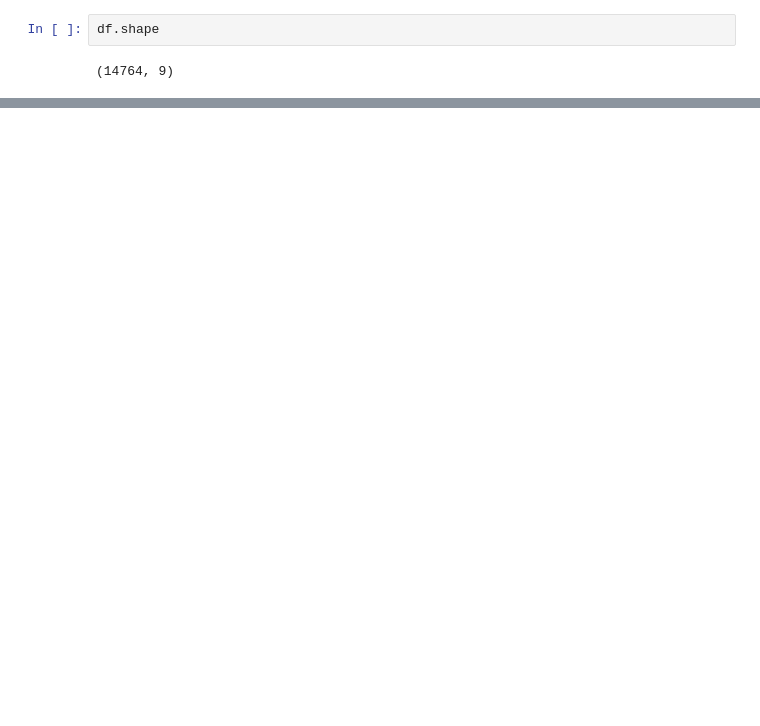
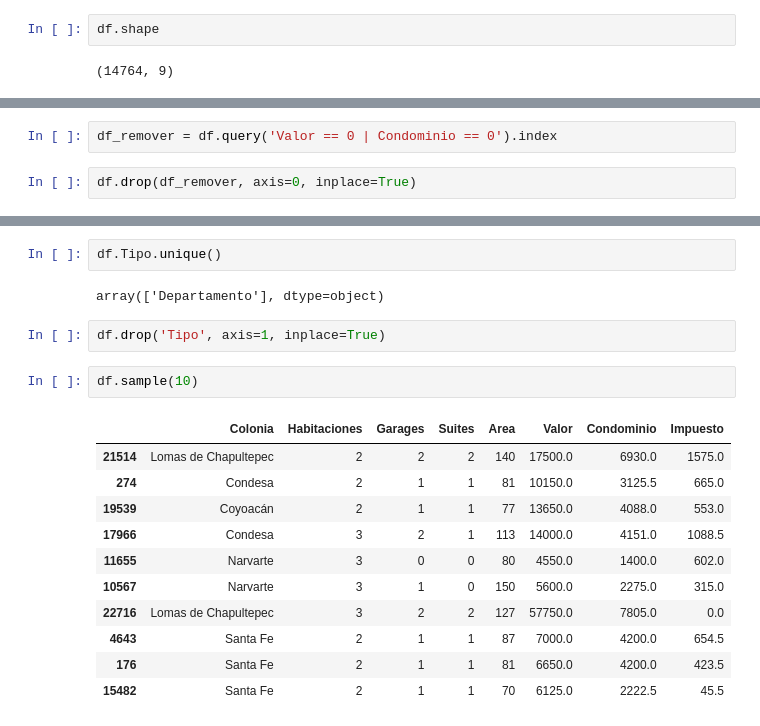
Before and after one commit to duquerson/2044-numpy-analisis-numerico-eficiente-con-python, a Jupyter notebook: inmuebles_cdmx.ipynb, the cells around one changed output, grey strips where cells are left out. Drawn from its saved outputs; the diff is of its cells as text; blank space fills up the shorter version.

Commit message:
usando metodo drop

```diff
--- a/inmuebles_cdmx.ipynb
+++ b/inmuebles_cdmx.ipynb
@@ -388,0 +461,4 @@ df.shape
+# %%
+df_remover = df.query('Valor == 0 | Condominio == 0').index
+# %%
+df.drop(df_remover, axis=0, inplace=True)
@@ -388,0 +478,20 @@ df.shape
+# %%
+df.Tipo.unique()
+# %% [output]
+array(['Departamento'], dtype=object)
+# %%
+df.drop('Tipo', axis=1, inplace=True)
+# %%
+df.sample(10)
+# %% [output]
+|  | Colonia | Habitaciones | Garages | Suites | Area | Valor | Condominio | Impuesto |
+| 21514 | Lomas de Chapultepec | 2 | 2 | 2 | 140 | 17500.0 | 6930.0 | 1575.0 |
+| 274 | Condesa | 2 | 1 | 1 | 81 | 10150.0 | 3125.5 | 665.0 |
+| 19539 | Coyoacán | 2 | 1 | 1 | 77 | 13650.0 | 4088.0 | 553.0 |
+| 17966 | Condesa | 3 | 2 | 1 | 113 | 14000.0 | 4151.0 | 1088.5 |
+| 11655 | Narvarte | 3 | 0 | 0 | 80 | 4550.0 | 1400.0 | 602.0 |
+| 10567 | Narvarte | 3 | 1 | 0 | 150 | 5600.0 | 2275.0 | 315.0 |
+| 22716 | Lomas de Chapultepec | 3 | 2 | 2 | 127 | 57750.0 | 7805.0 | 0.0 |
+| 4643 | Santa Fe | 2 | 1 | 1 | 87 | 7000.0 | 4200.0 | 654.5 |
+| 176 | Santa Fe | 2 | 1 | 1 | 81 | 6650.0 | 4200.0 | 423.5 |
+| 15482 | Santa Fe | 2 | 1 | 1 | 70 | 6125.0 | 2222.5 | 45.5 |
```
Also changed, not shown: parts of 11 cells of this notebook.
